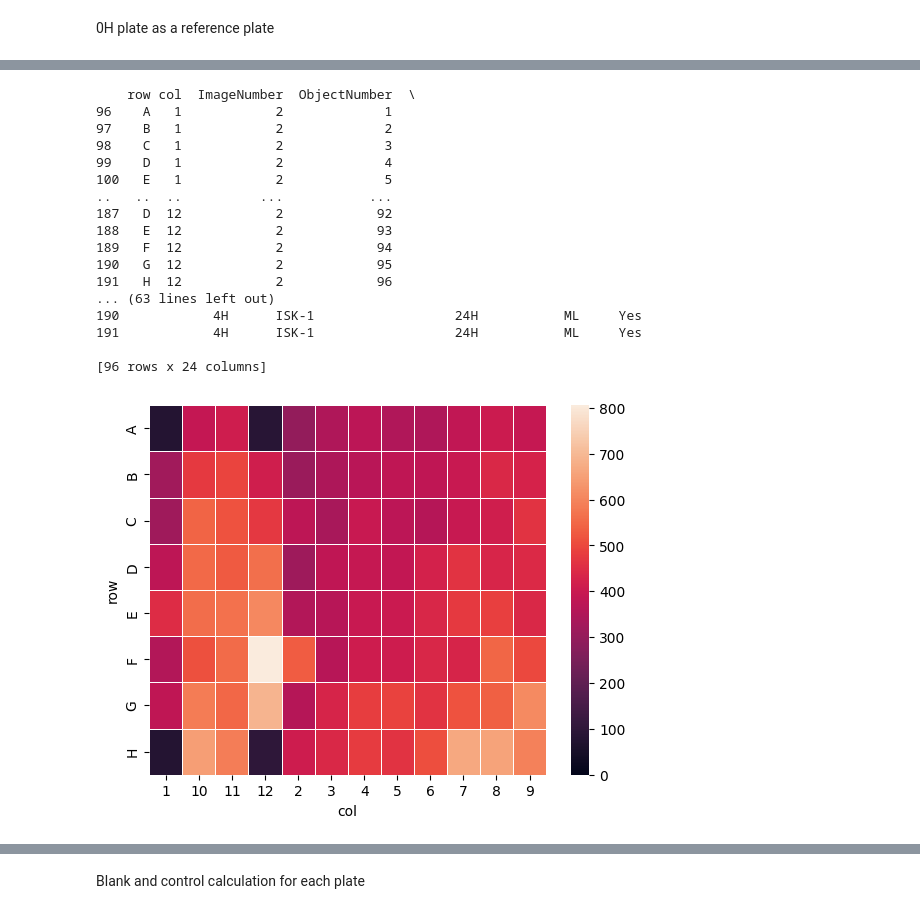
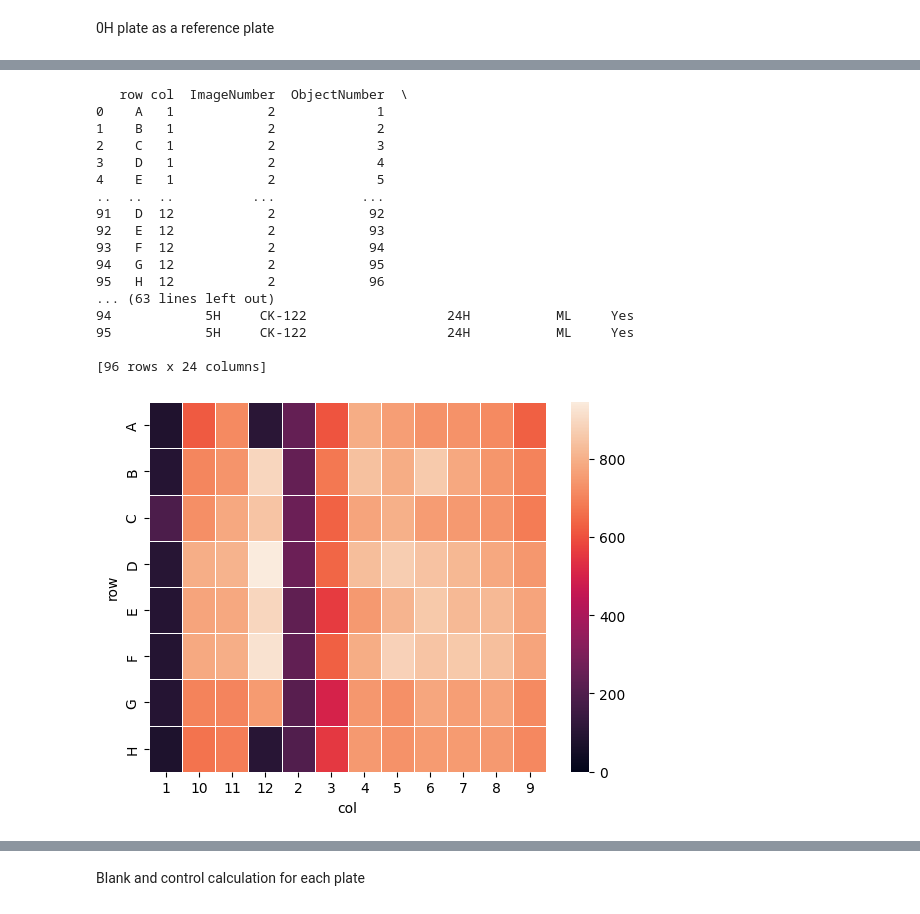
Before and after one commit to arteys/Resazurin_ChemiDoc, a Jupyter notebook: RZ_12_testing_ground_ref_plate.ipynb, the cells around one changed output, grey strips where cells are left out. Saved outputs shown, nothing was run; the diff lists cells and outputs as text; code cells hidden in the pictures.

```diff
--- a/RZ_12_testing_ground_ref_plate.ipynb
+++ b/RZ_12_testing_ground_ref_plate.ipynb
@@ -10,7 +10,7 @@ import matplotlib.pyplot as plt
 # %% [markdown]
 New for multiple images in CP file
 # %%
-part_to_folder = r"C:\Users\Modern\Documents\Biorad\CellProfiler\Results\2024-07-24 Vero Rd hTERT CK-99c ISK-1 + CK-122 Slovesnova\0H plates"
+part_to_folder = r"C:\Users\Modern\Documents\Biorad\CellProfiler\Results\2024-07-24 Vero Rd hTERT CK-99c ISK-1 + CK-122 Slovesnova\0H plates CK-122"
 
 # files = [f for f in listdir(part_to_folder) if isfile(join(part_to_folder, f))]
 
@@ -163,30 +194,30 @@ Name: Mean_dif, Length: 96, dtype: float64
 # %%
-sample_plate = data_plate[(data_plate['RZ_incubation'] == '4H')].copy()
+sample_plate = data_plate[(data_plate['RZ_incubation'] == '5H')].copy().reset_index(drop=True)
 
 heatmap_df = sample_plate.pivot(index="row", columns="col", values="Intensity_IntegratedIntensity_OrigGreen")
 
 sns.heatmap(heatmap_df, linewidth=.5, vmin=0, vmax=None)
 
 print(sample_plate)
 # %% [output]
-    row col  ImageNumber  ObjectNumber  \
-96    A   1            2             1
-97    B   1            2             2
-98    C   1            2             3
-99    D   1            2             4
-100   E   1            2             5
-..   ..  ..          ...           ...
-187   D  12            2            92
-188   E  12            2            93
-189   F  12            2            94
-190   G  12            2            95
-191   H  12            2            96
+   row col  ImageNumber  ObjectNumber  \
+0    A   1            2             1
+1    B   1            2             2
+2    C   1            2             3
+3    D   1            2             4
+4    E   1            2             5
+..  ..  ..          ...           ...
+91   D  12            2            92
+92   E  12            2            93
+93   F  12            2            94
+94   G  12            2            95
+95   H  12            2            96
 ... (63 lines left out)
-190            4H      ISK-1                  24H           ML     Yes
-191            4H      ISK-1                  24H           ML     Yes
+94            5H     CK-122                  24H           ML     Yes
+95            5H     CK-122                  24H           ML     Yes
 
 [96 rows x 24 columns]
-[figure, old version]
+[figure, new version]
 # %%
 sample_plate['Mean_dif'] = reference_plate['Mean_dif']
 
```
Also changed, not shown: parts of 18 cells of this notebook.
